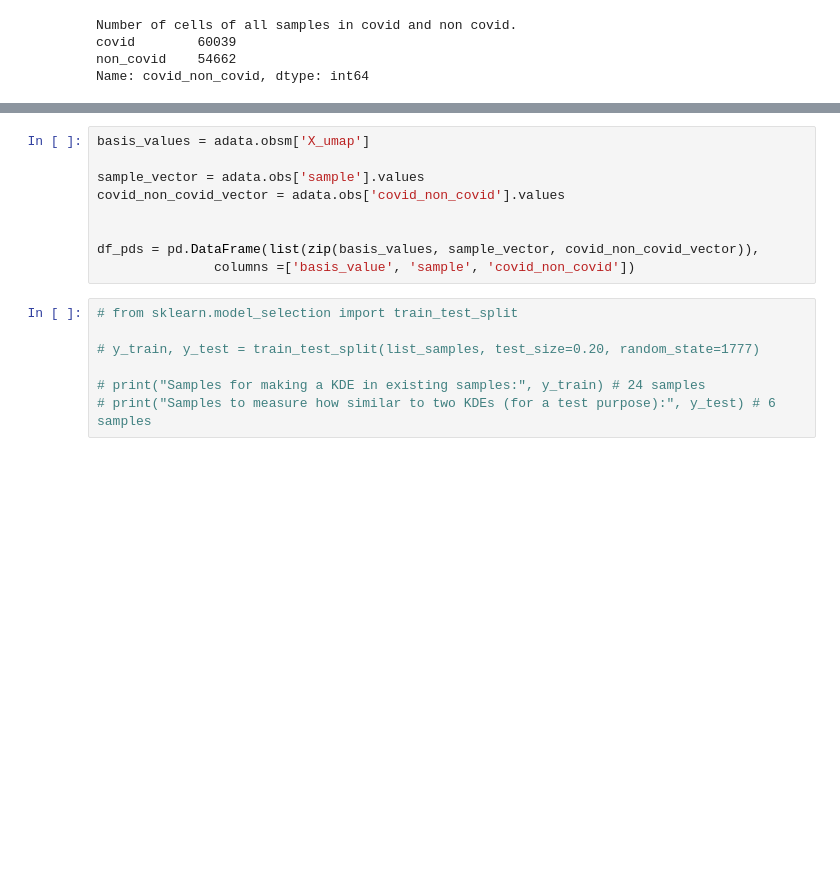
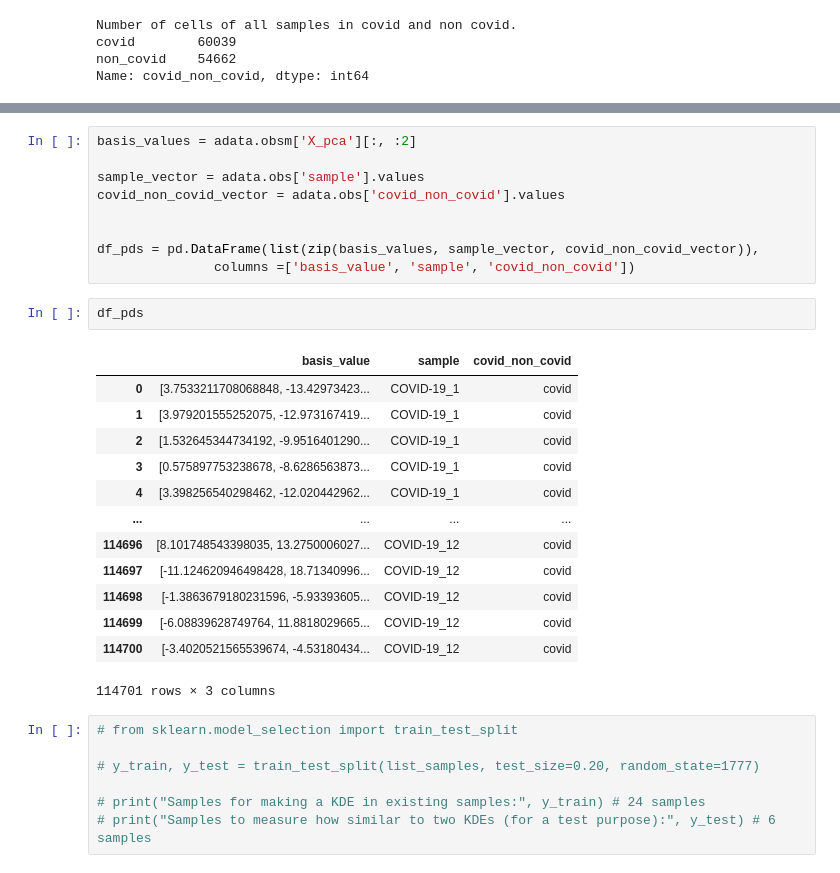
Before and after one commit to kd610/corona_single_cell_analysis, a Jupyter notebook: scenario_1/PCA_KL-D_sample_classification_GSE159812.ipynb, the cells around one changed output, grey strips where cells are left out. Saved outputs shown, nothing was run; the diff lists cells and outputs as text; blank space fills up the shorter version.

```diff
--- a/scenario_1/PCA_KL-D_sample_classification_GSE159812.ipynb
+++ b/scenario_1/PCA_KL-D_sample_classification_GSE159812.ipynb
@@ -164,5 +208,5 @@ There should be similarity between covid samples in KDE, and difference compared
 # %%
-basis_values = adata.obsm['X_umap']
+basis_values = adata.obsm['X_pca'][:, :2]
 
 sample_vector = adata.obs['sample'].values
 covid_non_covid_vector = adata.obs['covid_non_covid'].values
@@ -170,6 +214,22 @@ covid_non_covid_vector = adata.obs['covid_non_covid'].values
 
 df_pds = pd.DataFrame(list(zip(basis_values, sample_vector, covid_non_covid_vector)),
                columns =['basis_value', 'sample', 'covid_non_covid'])
+# %%
+df_pds
+# %% [output]
+|  | basis_value | sample | covid_non_covid |
+| 0 | [3.7533211708068848, -13.42973423... | COVID-19_1 | covid |
+| 1 | [3.979201555252075, -12.973167419... | COVID-19_1 | covid |
+| 2 | [1.532645344734192, -9.9516401290... | COVID-19_1 | covid |
+| 3 | [0.575897753238678, -8.6286563873... | COVID-19_1 | covid |
+| 4 | [3.398256540298462, -12.020442962... | COVID-19_1 | covid |
+| ... | ... | ... | ... |
+| 114696 | [8.101748543398035, 13.2750006027... | COVID-19_12 | covid |
+| 114697 | [-11.124620946498428, 18.71340996... | COVID-19_12 | covid |
+| 114698 | [-1.3863679180231596, -5.93393605... | COVID-19_12 | covid |
+| 114699 | [-6.08839628749764, 11.8818029665... | COVID-19_12 | covid |
+| 114700 | [-3.4020521565539674, -4.53180434... | COVID-19_12 | covid |
+114701 rows × 3 columns
 # %%
 # from sklearn.model_selection import train_test_split
 
```
Also changed, not shown: parts of 12 cells of this notebook.
